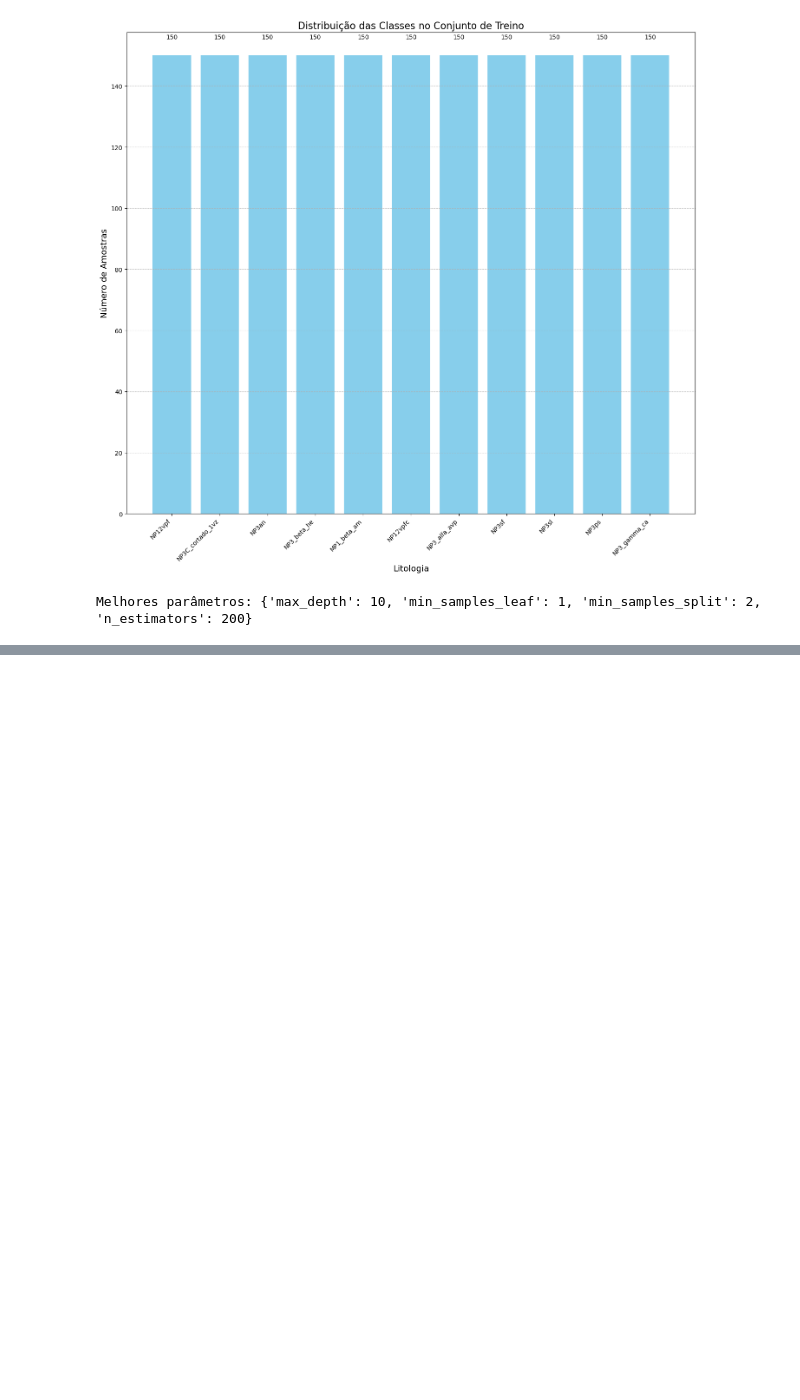
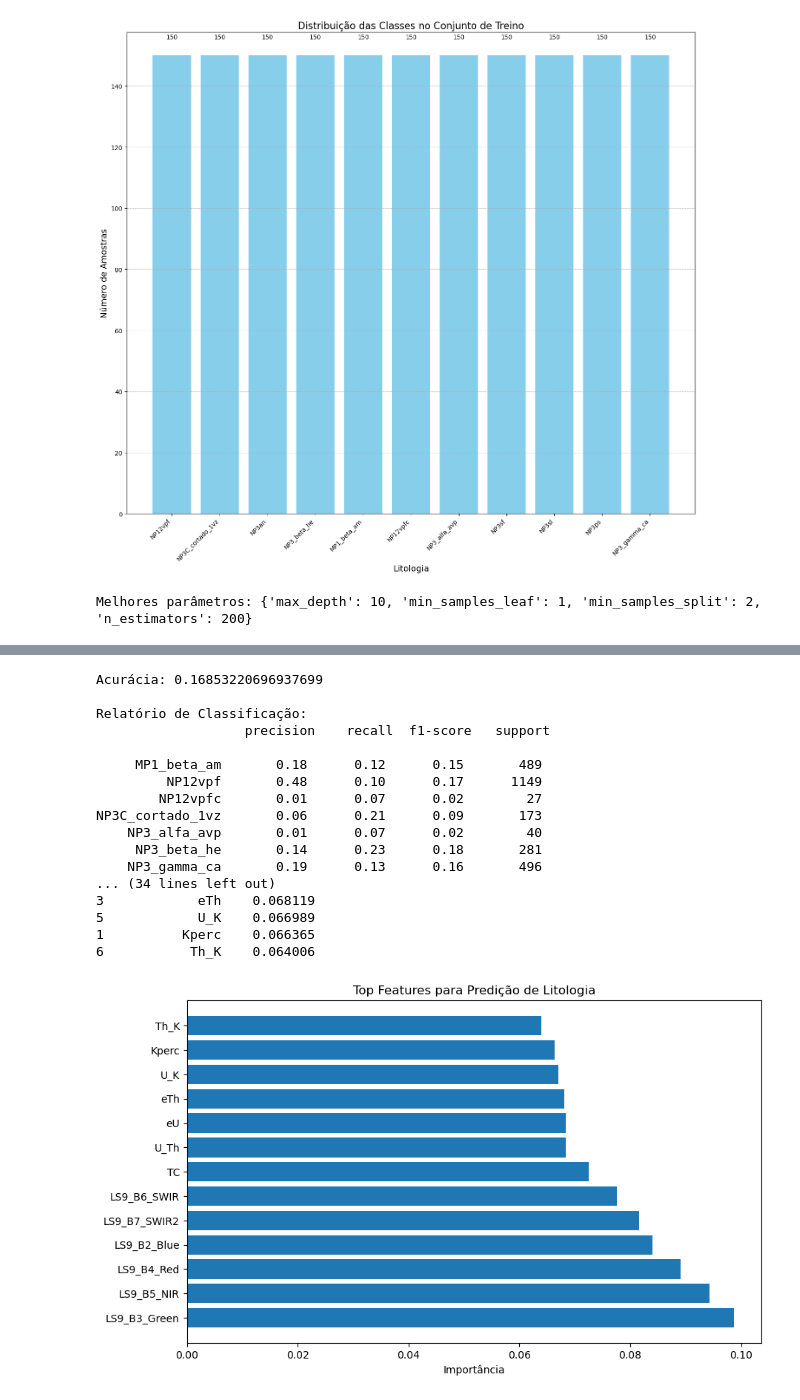
Before and after one commit to Matias-Valladao/ML-GeoPredict-Lavras, a Jupyter notebook: RF_PassFeio_So_RF_V1.ipynb, the cells around one changed output, grey strips where cells are left out. Cells and saved outputs as stored; diff of their text form; code cells hidden in the pictures; blank space fills up the shorter version.

```diff
--- a/RF_PassFeio_So_RF_V1.ipynb
+++ b/RF_PassFeio_So_RF_V1.ipynb
@@ -502,0 +535,50 @@ AttributeError: 'Index' object has no attribute 'columns'
+# %%
+from sklearn.metrics import classification_report, confusion_matrix, accuracy_score
+import pandas as pd
+
+# Predições e métricas
+y_pred = grid_search.best_estimator_.predict(X_test)
+
+print("Acurácia:", accuracy_score(y_test, y_pred))
+print("\nRelatório de Classificação:\n", classification_report(y_test, y_pred))
+print("\nMatriz de Confusão:\n", confusion_matrix(y_test, y_pred))
+
+# Feature Importance (CORREÇÃO)
+importances = grid_search.best_estimator_.feature_importances_
+features = X_train.columns  # Usar as colunas do DataFrame de treino (não a lista 'features')
+
+# Criar DataFrame com importância
+df_importance = pd.DataFrame({
+    'Feature': features,
+    'Importance': importances
+}).sort_values(by='Importance', ascending=False)
+
+print("\nImportância das Variáveis:")
+print(df_importance)
+
+# Plotar (opcional)
+import matplotlib.pyplot as plt
+plt.figure(figsize=(10, 6))
+plt.barh(df_importance['Feature'], df_importance['Importance'])
+plt.xlabel('Importância')
+plt.title('Top Features para Predição de Litologia')
+plt.show()
+# %% [output]
+Acurácia: 0.16853220696937699
+
+Relatório de Classificação:
+                   precision    recall  f1-score   support
+
+     MP1_beta_am       0.18      0.12      0.15       489
+         NP12vpf       0.48      0.10      0.17      1149
+        NP12vpfc       0.01      0.07      0.02        27
+NP3C_cortado_1vz       0.06      0.21      0.09       173
+    NP3_alfa_avp       0.01      0.07      0.02        40
+     NP3_beta_he       0.14      0.23      0.18       281
+    NP3_gamma_ca       0.19      0.13      0.16       496
+... (34 lines left out)
+3            eTh    0.068119
+5            U_K    0.066989
+1          Kperc    0.066365
+6           Th_K    0.064006
+[figure, added]
```
Also changed, not shown: parts of 2 cells of this notebook.
